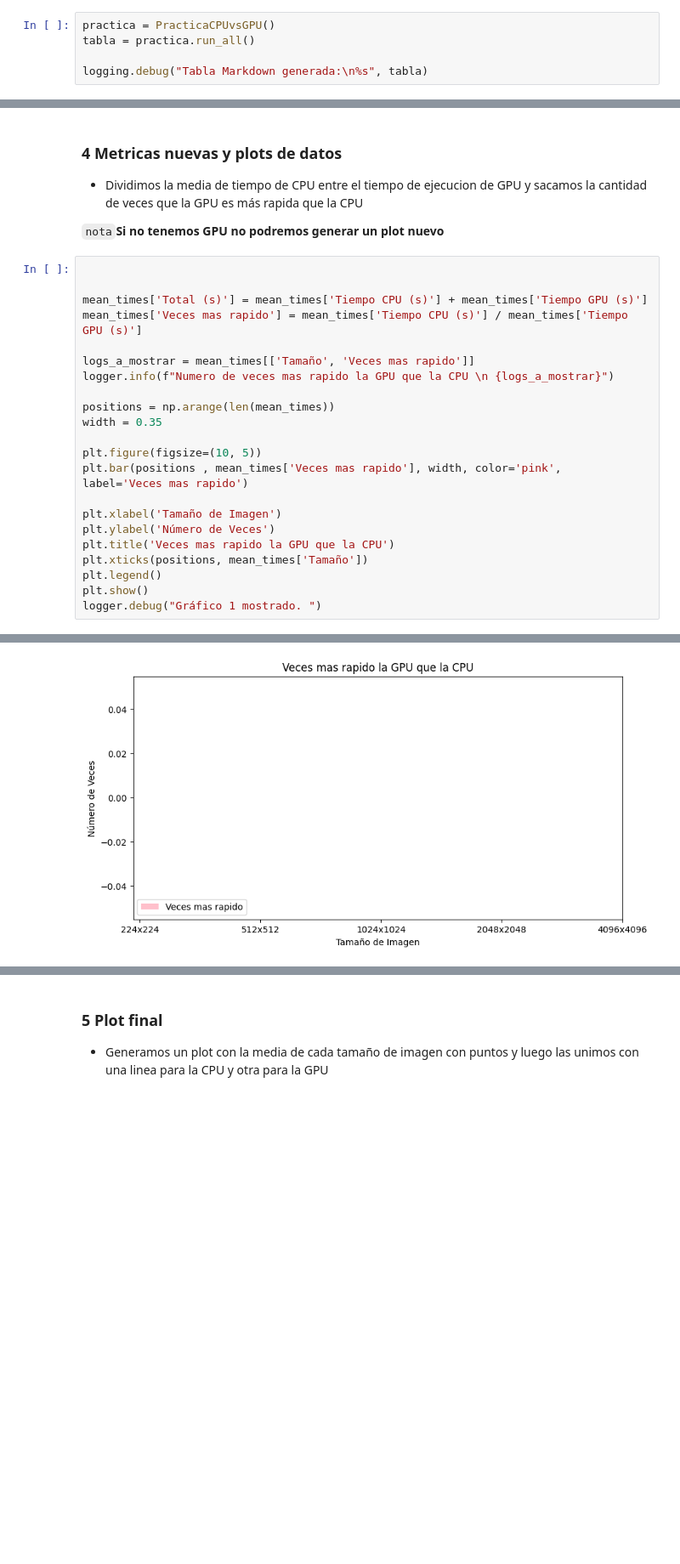
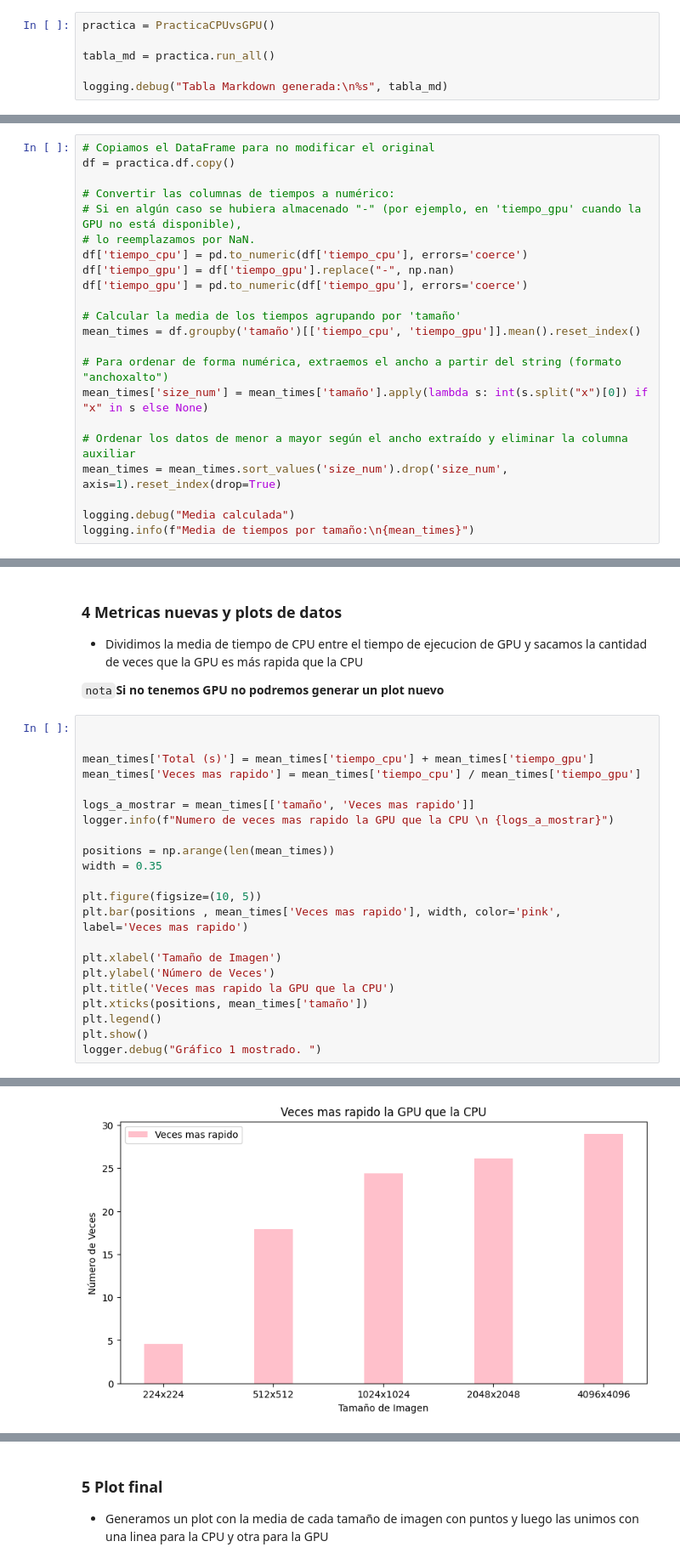
Before and after one commit to JBLOZ/IA, a Jupyter notebook: 2doAnyo/2do cuatri/computacion de alto rendimiento/practicas/practica3/practica3.ipynb, the cells around one changed output, grey strips where cells are left out. Shown at 85% size. Cells and saved outputs as stored; diff of their text form; blank space fills up the shorter version.

```diff
--- a/2doAnyo/2do cuatri/computacion de alto rendimiento/practicas/practica3/practica3.ipynb
+++ b/2doAnyo/2do cuatri/computacion de alto rendimiento/practicas/practica3/practica3.ipynb
@@ -204,6 +185,7 @@ class PracticaCPUvsGPU:
 # %%
 practica = PracticaCPUvsGPU()
-tabla = practica.run_all()
 
-logging.debug("Tabla Markdown generada:\n%s", tabla)
+tabla_md = practica.run_all()
+
+logging.debug("Tabla Markdown generada:\n%s", tabla_md)
 # %% [output]
@@ -305,0 +243,22 @@ logger.info(f"Media de tiempos por tamaño:\n {mean_times}")
+# %%
+# Copiamos el DataFrame para no modificar el original
+df = practica.df.copy()
+
+# Convertir las columnas de tiempos a numérico:
+# Si en algún caso se hubiera almacenado "-" (por ejemplo, en 'tiempo_gpu' cuando la GPU no está disponible),
+# lo reemplazamos por NaN.
+df['tiempo_cpu'] = pd.to_numeric(df['tiempo_cpu'], errors='coerce')
+df['tiempo_gpu'] = df['tiempo_gpu'].replace("-", np.nan)
+df['tiempo_gpu'] = pd.to_numeric(df['tiempo_gpu'], errors='coerce')
+
+# Calcular la media de los tiempos agrupando por 'tamaño'
+mean_times = df.groupby('tamaño')[['tiempo_cpu', 'tiempo_gpu']].mean().reset_index()
+
+# Para ordenar de forma numérica, extraemos el ancho a partir del string (formato "anchoxalto")
+mean_times['size_num'] = mean_times['tamaño'].apply(lambda s: int(s.split("x")[0]) if "x" in s else None)
+
+# Ordenar los datos de menor a mayor según el ancho extraído y eliminar la columna auxiliar
+mean_times = mean_times.sort_values('size_num').drop('size_num', axis=1).reset_index(drop=True)
+
+logging.debug("Media calculada")
+logging.info(f"Media de tiempos por tamaño:\n{mean_times}")
@@ -311,10 +279,10 @@ logger.info(f"Media de tiempos por tamaño:\n {mean_times}")
 # %%
 
 
-mean_times['Total (s)'] = mean_times['Tiempo CPU (s)'] + mean_times['Tiempo GPU (s)']
-mean_times['Veces mas rapido'] = mean_times['Tiempo CPU (s)'] / mean_times['Tiempo GPU (s)']
+mean_times['Total (s)'] = mean_times['tiempo_cpu'] + mean_times['tiempo_gpu']
+mean_times['Veces mas rapido'] = mean_times['tiempo_cpu'] / mean_times['tiempo_gpu']
 
-logs_a_mostrar = mean_times[['Tamaño', 'Veces mas rapido']]
+logs_a_mostrar = mean_times[['tamaño', 'Veces mas rapido']]
 logger.info(f"Numero de veces mas rapido la GPU que la CPU \n {logs_a_mostrar}")
 
 positions = np.arange(len(mean_times))
@@ -326,7 +294,7 @@ plt.bar(positions , mean_times['Veces mas rapido'], width, color='pink',  label=
 plt.xlabel('Tamaño de Imagen')
 plt.ylabel('Número de Veces')
 plt.title('Veces mas rapido la GPU que la CPU')
-plt.xticks(positions, mean_times['Tamaño'])
+plt.xticks(positions, mean_times['tamaño'])
 plt.legend()
 plt.show()
 logger.debug("Gráfico 1 mostrado. ")
@@ -341 +309 @@ logger.debug("Gráfico 1 mostrado. ")
-[figure, old version]
+[figure, new version]
```
Also changed, not shown: parts of 11 cells of this notebook.
